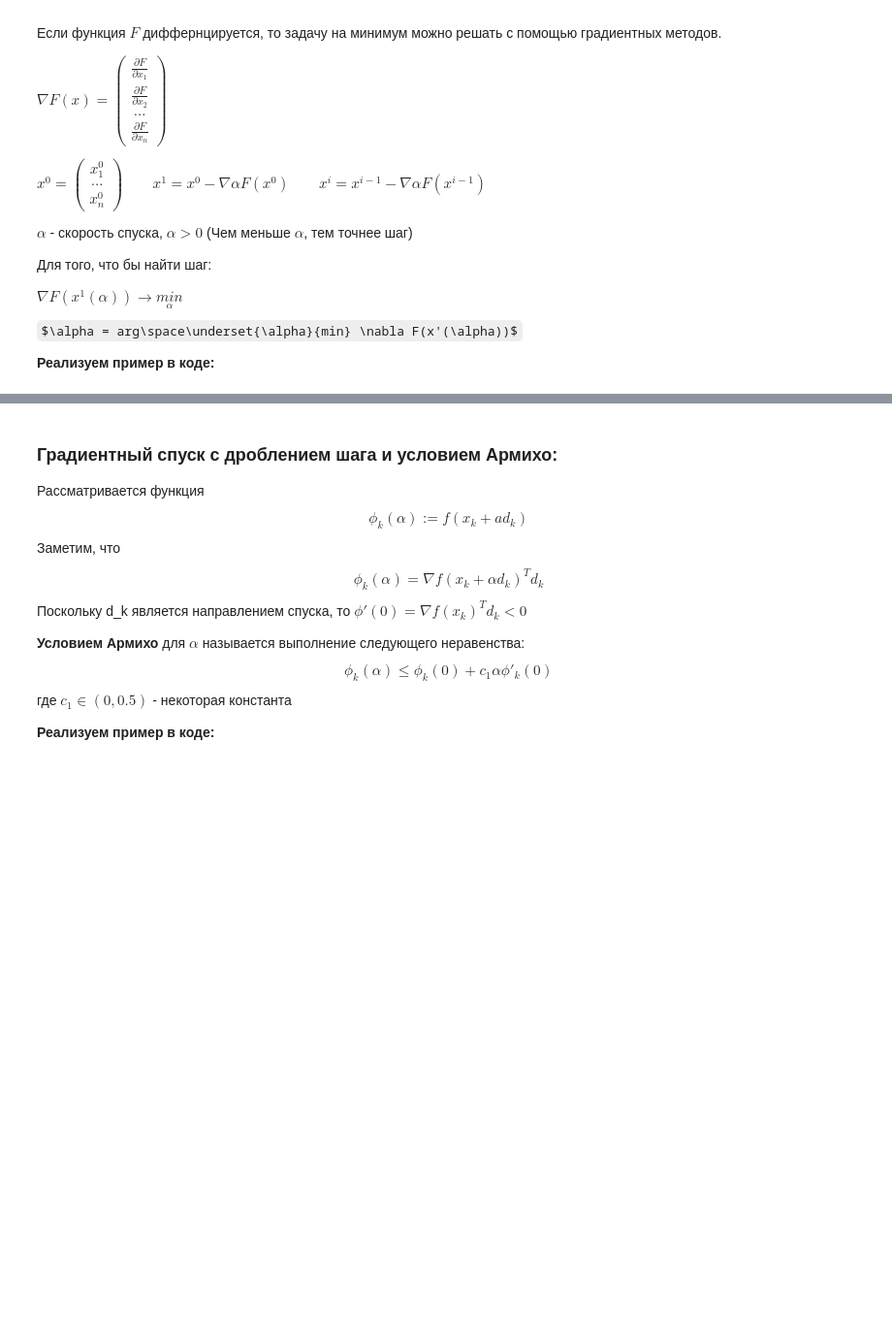
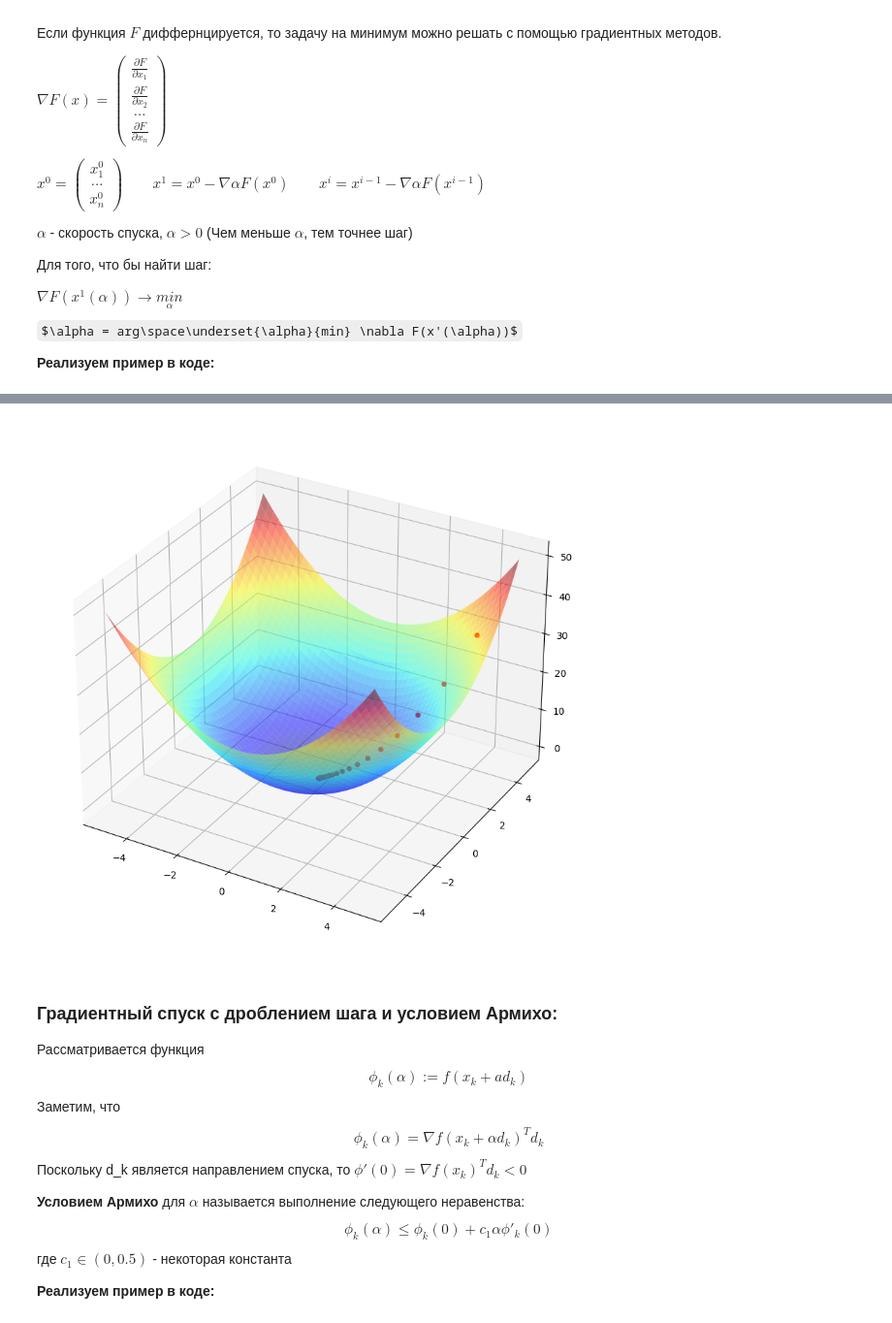
Before and after one commit to Iamnotagenius/Primat, a Jupyter notebook: lab-3/lab-3.ipynb, the cells around one changed output, grey strips where cells are left out. Shown at 97% size. Saved outputs shown, nothing was run; the diff lists cells and outputs as text; code cells hidden in the pictures; some formulas as TeX source; blank space fills up the shorter version.

Commit message:
fix: функция от двух перем. в град. спуске с постоянным шагом

```diff
--- a/lab-3/lab-3.ipynb
+++ b/lab-3/lab-3.ipynb
@@ -87,3 +47,46 @@ plt.show
+# %%
+import numpy as np
+import matplotlib.pyplot as plt
+
+# определим квадратичную функцию
+def f(x, y):
+    return x**2 + y**2
+
+# определим производную функции
+def grad_f(x, y):
+    return np.array([2*x, 2*y])
+
+# определим функцию градиентного спуска
+def gradient_descent(start_point, step_size, num_iterations):
+    history = [start_point]
+    point = np.array(start_point)
+    for i in range(num_iterations):
+        point = point - step_size * grad_f(point[0], point[1])
+        history.append(point)
+    return np.array(history)
+
+# зададим начальную точку и скорость спуска
+start_point = [4, 4]
+step_size = 0.1
+num_iterations = 20
+
+# выполним градиентный спуск
+history = gradient_descent(start_point, step_size, num_iterations)
+
+# построим график
+x = np.linspace(-5, 5, 50)
+y = np.linspace(-5, 5, 50)
+X, Y = np.meshgrid(x, y)
+Z = f(X, Y)
+
+fig = plt.figure(figsize=(10,10))
+ax = fig.add_subplot(111, projection='3d')
+ax.plot_surface(X, Y, Z, cmap='jet', alpha=0.5)
+for i in range(num_iterations):
+    ax.scatter(history[i,0], history[i,1], f(history[i,0], history[i,1]), color='r')
+plt.show()
+# %% [output]
+[figure, added]
 # %% [markdown]
 ### Градиентный спуск с дроблением шага и условием Армихо:
 
```
Also changed, not shown: parts of 1 cell of this notebook.
